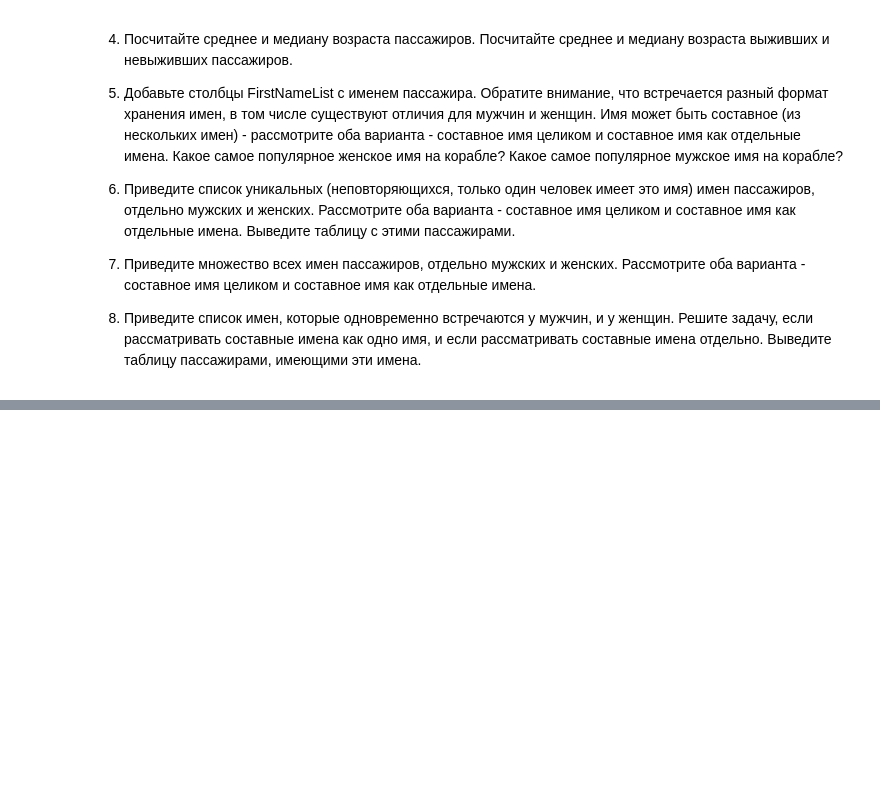
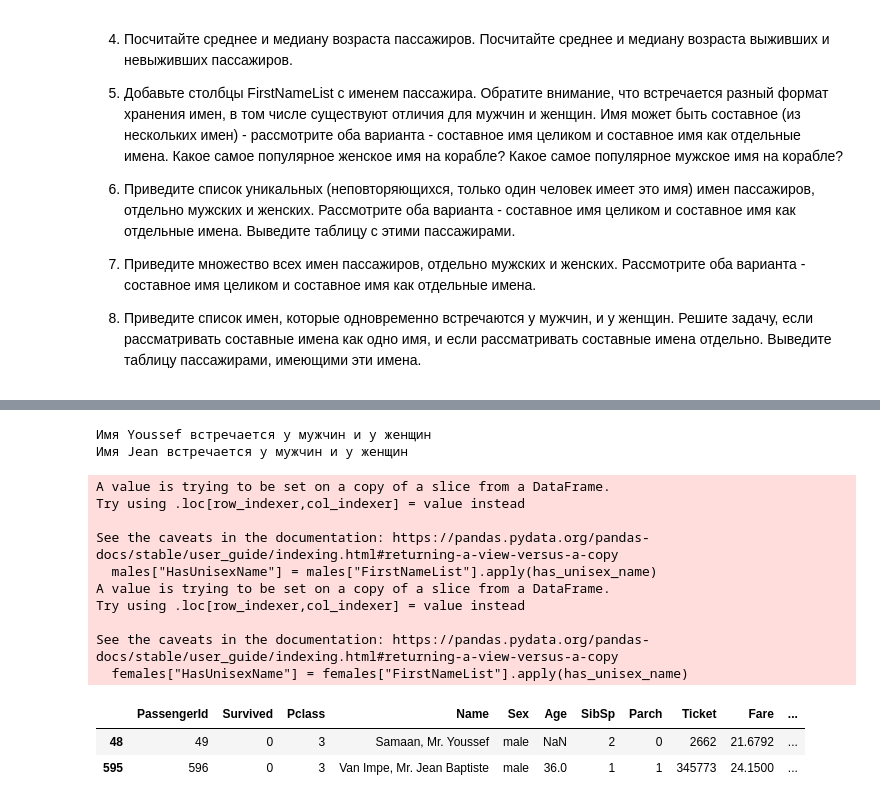
Before and after one commit to Strafred/vyatkaretto, a Jupyter notebook: lab_6/Lab_Python_6_PMI.ipynb, the cells around one changed output, grey strips where cells are left out. Saved outputs shown, nothing was run; the diff lists cells and outputs as text; code cells hidden in the pictures; blank space fills up the shorter version.

```diff
--- a/lab_6/Lab_Python_6_PMI.ipynb
+++ b/lab_6/Lab_Python_6_PMI.ipynb
@@ -226,0 +387,33 @@ for i in df_titanic.transpose():
+# %%
+#8:
+unisex_names = []
+for key, value in male_names.items():
+    if female_names.get(key) is not None:
+        print(f"Имя {key} встречается у мужчин и у женщин")
+        unisex_names.append(key)
+
+def has_unisex_name(names_list):
+    for unisex_name in unisex_names:
+        if unisex_name in names_list:
+            return True
+    return False
+
+males["HasUnisexName"] = males["FirstNameList"].apply(has_unisex_name)
+females["HasUnisexName"] = females["FirstNameList"].apply(has_unisex_name)
+males[males["HasUnisexName"] == True]
+# %% [output]
+Имя Youssef встречается у мужчин и у женщин
+Имя Jean встречается у мужчин и у женщин
+A value is trying to be set on a copy of a slice from a DataFrame.
+Try using .loc[row_indexer,col_indexer] = value instead
+
+See the caveats in the documentation: https://pandas.pydata.org/pandas-docs/stable/user_guide/indexing.html#returning-a-view-versus-a-copy
+  males["HasUnisexName"] = males["FirstNameList"].apply(has_unisex_name)
+A value is trying to be set on a copy of a slice from a DataFrame.
+Try using .loc[row_indexer,col_indexer] = value instead
+
+See the caveats in the documentation: https://pandas.pydata.org/pandas-docs/stable/user_guide/indexing.html#returning-a-view-versus-a-copy
+  females["HasUnisexName"] = females["FirstNameList"].apply(has_unisex_name)
+|  | PassengerId | Survived | Pclass | Name | Sex | Age | SibSp | Parch | Ticket | Fare | ... |
+| 48 | 49 | 0 | 3 | Samaan, Mr. Youssef | male | NaN | 2 | 0 | 2662 | 21.6792 | ... |
+| 595 | 596 | 0 | 3 | Van Impe, Mr. Jean Baptiste | male | 36.0 | 1 | 1 | 345773 | 24.1500 | ... |
```
Also changed, not shown: parts of 7 cells of this notebook.
